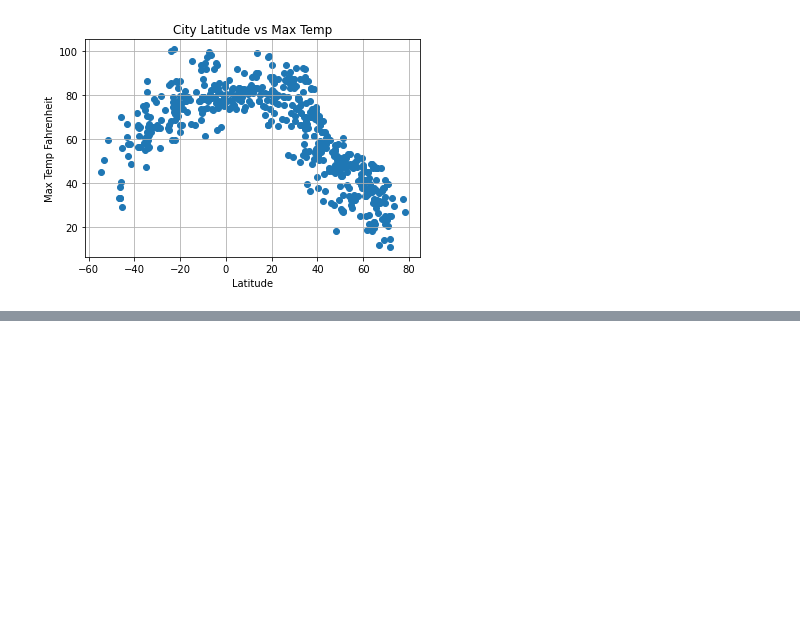
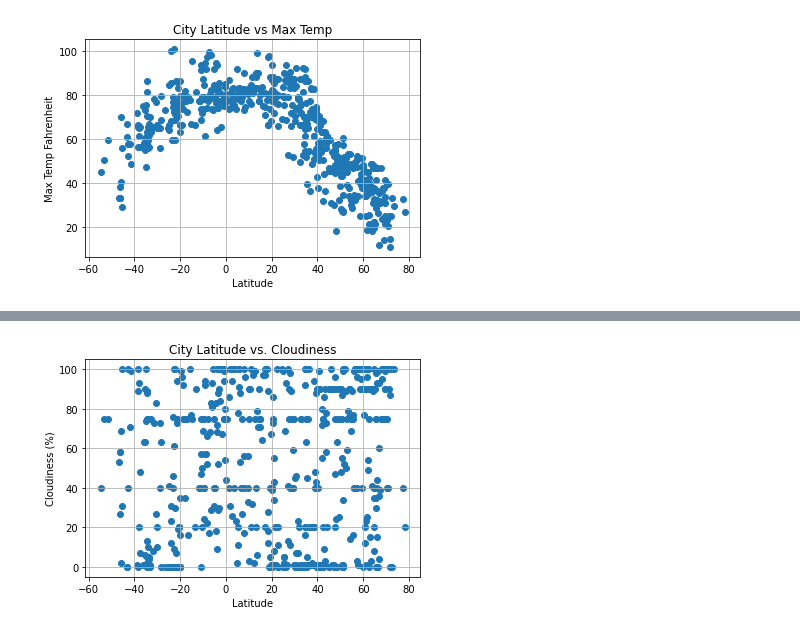
Before and after one commit to bregan78/python_api_challenge, a Jupyter notebook: WeatherPy/WeatherPy.ipynb, the cells around one changed output, grey strips where cells are left out. Saved outputs shown, nothing was run; the diff lists cells and outputs as text; code cells hidden in the pictures; blank space fills up the shorter version.

```diff
--- a/WeatherPy/WeatherPy.ipynb
+++ b/WeatherPy/WeatherPy.ipynb
@@ -246,0 +275,14 @@ plt.show()
+# %%
+#Latitude vs. Cloudiness Plot
+plt.scatter(new_df["Lat"], new_df["Cloudiness"])
+
+plt.xticks(np.arange(-60, 90, 20))
+#plt.xticks(new_df["Lat"])
+plt.xlabel('Latitude')
+plt.ylabel("Cloudiness (%)")
+plt.title("City Latitude vs. Cloudiness")
+
+plt.grid(True)
+plt.show()
+# %% [output]
+[figure, added]
```
Also changed, not shown: parts of 3 cells of this notebook.
